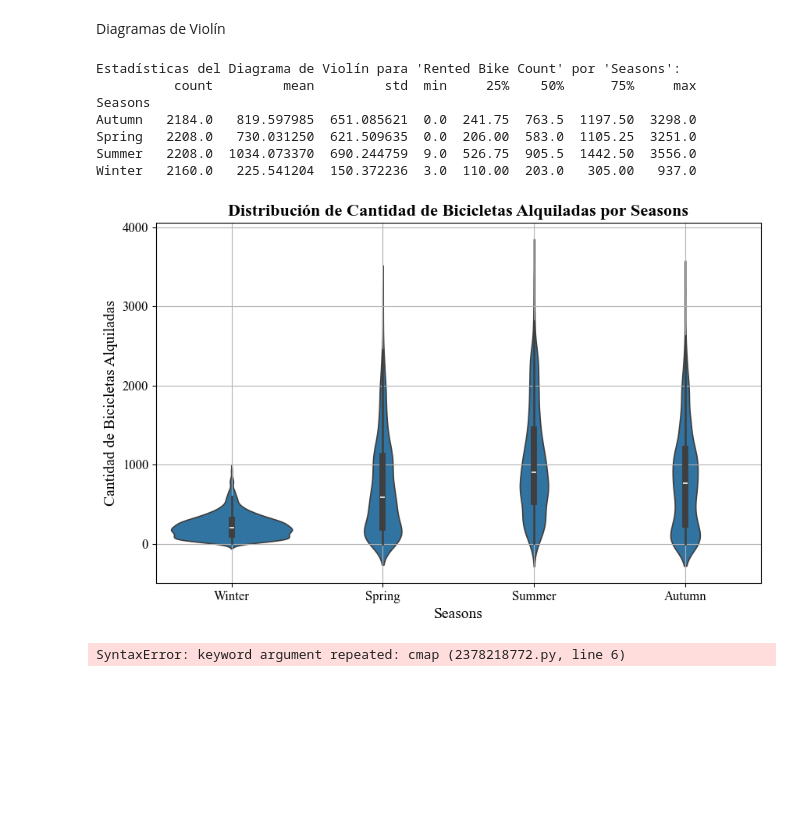
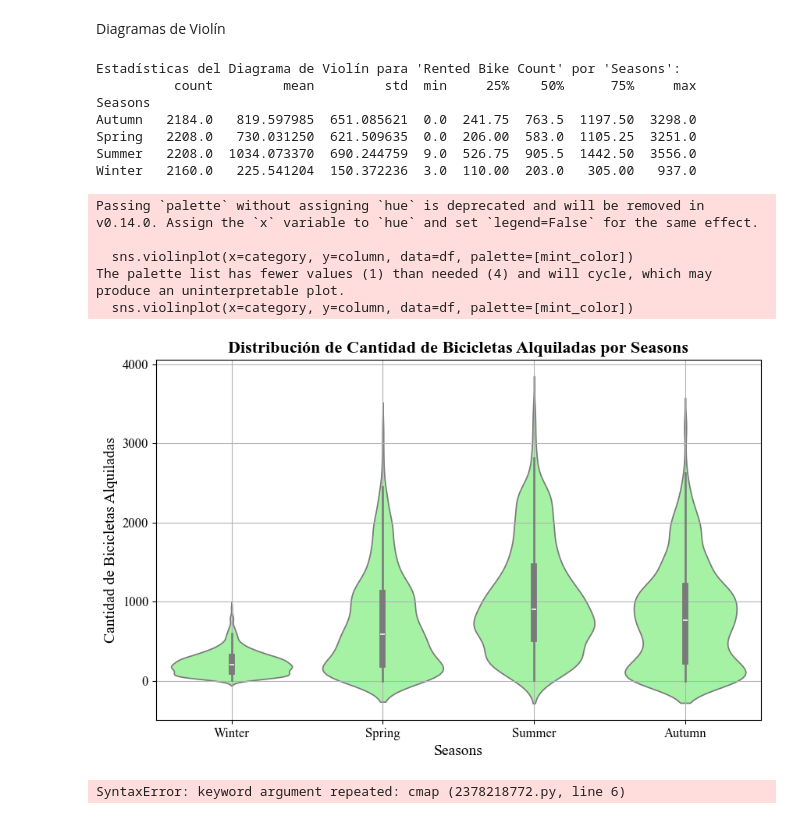
Before and after one commit to cflorido/Proyecto1_Analitica, a Jupyter notebook: AnalisisDeDatos.ipynb, the cells around one changed output. Cells and saved outputs as stored; diff of their text form; code cells hidden in the pictures; blank space fills up the shorter version.

```diff
--- a/AnalisisDeDatos.ipynb
+++ b/AnalisisDeDatos.ipynb
@@ -134,34 +187,43 @@ Diagramas de Violín
 # %%
 import pandas as pd
 import seaborn as sns
 import matplotlib.pyplot as plt
 
 def violinplot_statistics(df, column, category):
     stats = df.groupby(category)[column].describe(percentiles=[.25, .5, .75])
 
     print(f"Estadísticas del Diagrama de Violín para '{column}' por '{category}':")
     print(stats)
 
     plt.figure(figsize=(10, 6))
-    sns.violinplot(x=category, y=column, data=df)
+
+    mint_color = "#98FF98"  # Código hexadecimal para verde menta
+
+    sns.violinplot(x=category, y=column, data=df, palette=[mint_color])
     plt.title(f'Distribución de Cantidad de Bicicletas Alquiladas por {category}', fontsize=16, fontweight='bold', family='Times New Roman')
     plt.xlabel(category, fontsize=14, family='Times New Roman')
     plt.ylabel('Cantidad de Bicicletas Alquiladas', fontsize=14, family='Times New Roman')
     plt.xticks(fontsize=12, family='Times New Roman')
     plt.yticks(fontsize=12, family='Times New Roman')
     plt.grid(True)
     plt.show()
 
+
 violinplot_statistics(df, 'Rented Bike Count', 'Seasons')
 # %% [output]
 Estadísticas del Diagrama de Violín para 'Rented Bike Count' por 'Seasons':
           count         mean         std  min     25%    50%      75%     max
 Seasons
 Autumn   2184.0   819.597985  651.085621  0.0  241.75  763.5  1197.50  3298.0
 Spring   2208.0   730.031250  621.509635  0.0  206.00  583.0  1105.25  3251.0
 Summer   2208.0  1034.073370  690.244759  9.0  526.75  905.5  1442.50  3556.0
 Winter   2160.0   225.541204  150.372236  3.0  110.00  203.0   305.00   937.0
+Passing `palette` without assigning `hue` is deprecated and will be removed in v0.14.0. Assign the `x` variable to `hue` and set `legend=False` for the same effect.
+
+  sns.violinplot(x=category, y=column, data=df, palette=[mint_color])
+The palette list has fewer values (1) than needed (4) and will cycle, which may produce an uninterpretable plot.
+  sns.violinplot(x=category, y=column, data=df, palette=[mint_color])
-[figure, old version]
+[figure, new version]
 # %%
 numeric_columns = df.select_dtypes(include=['float64', 'int64'])
 
```
Also changed, not shown: parts of 7 cells of this notebook.
